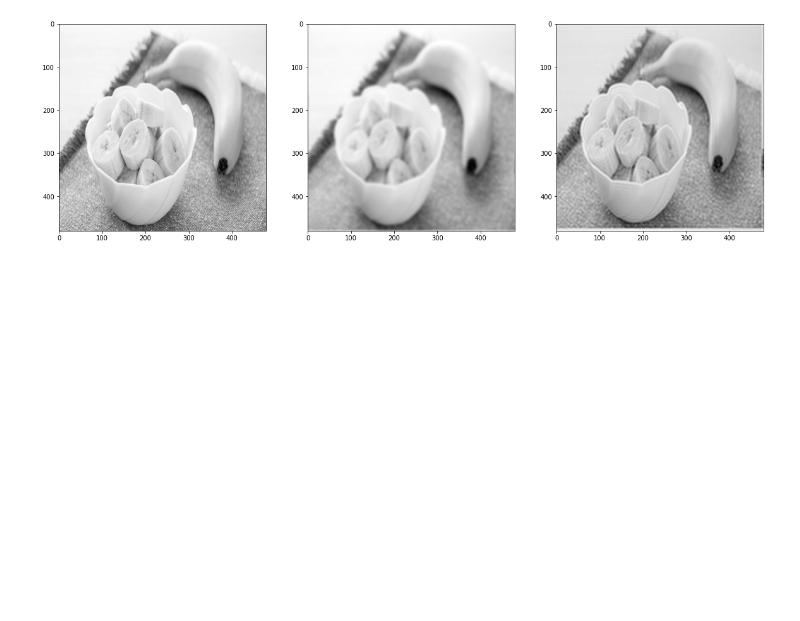
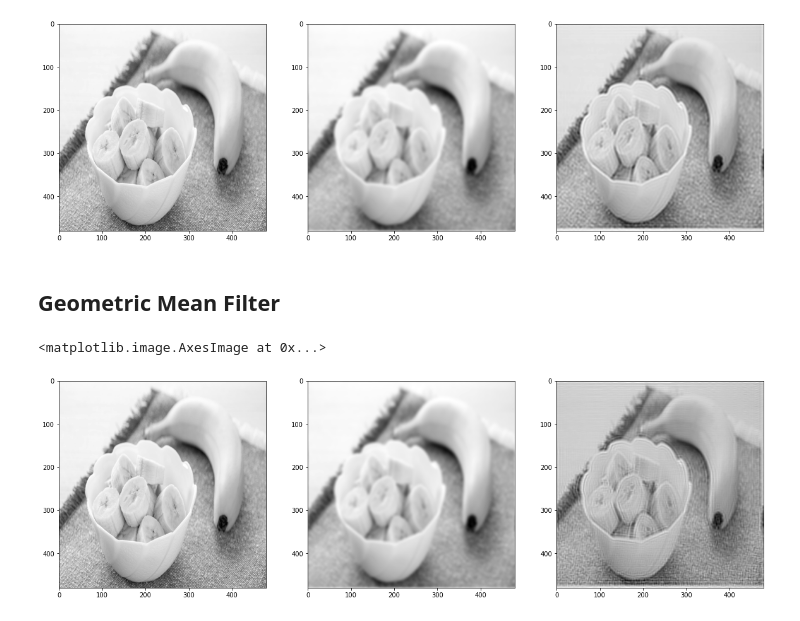
Before and after one commit to alonet14/image_processing, a Jupyter notebook: restore_image.ipynb, the cells around one changed output. Saved outputs shown, nothing was run; the diff lists cells and outputs as text; code cells hidden in the pictures; blank space fills up the shorter version.

```diff
--- a/restore_image.ipynb
+++ b/restore_image.ipynb
@@ -190,3 +190,34 @@ plt.imshow(f_clsf, cmap='gray')
 # %% [output]
 <matplotlib.image.AxesImage at 0x...>
 [figure]
+# %% [markdown]
+## Geometric Mean Filter
+# %%
+Y =0.0005#initial estimate of Y
+K_gmf = 0.0005
+alpha = 0.6
+beta = 0.6
+
+h_gmf = gaussian_kernel(k=13,sigma = 3)
+h_gmf_padded = np.zeros(im_noise.shape)
+h_gmf_padded[:h_clsf.shape[0], :h_clsf.shape[1]] = np.copy(h_clsf)
+H_gmf = fftn(h_clsf_padded)
+G_clsf = fftn(im_noise)
+
+H_gmf_first_factor = (abs(H_gmf)**2/np.conj(H_gmf))**alpha
+H_gmf_second_fator = ((abs(H_gmf)**2+beta*K_gmf)/np.conj(H_gmf))**(1-alpha)
+H_gmf_total = H_gmf_first_factor*H_gmf_second_fator
+F_clsf = G_clsf/H_gmf_total
+f_clsf = ifftn(F_clsf).real
+
+#plot image
+plt.figure(figsize=(20,12))
+plt.subplot(131)
+plt.imshow(f, cmap='gray')
+plt.subplot(132)
+plt.imshow(im_noise, cmap='gray')
+plt.subplot(133)
+plt.imshow(f_clsf, cmap='gray')
+# %% [output]
+<matplotlib.image.AxesImage at 0x...>
+[figure, added]
```
Also changed, not shown: parts of 2 cells of this notebook, 1 other file.
